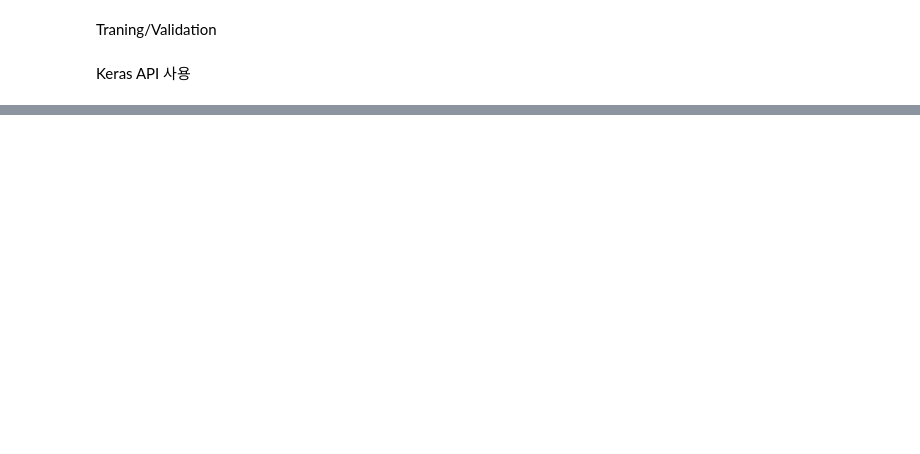
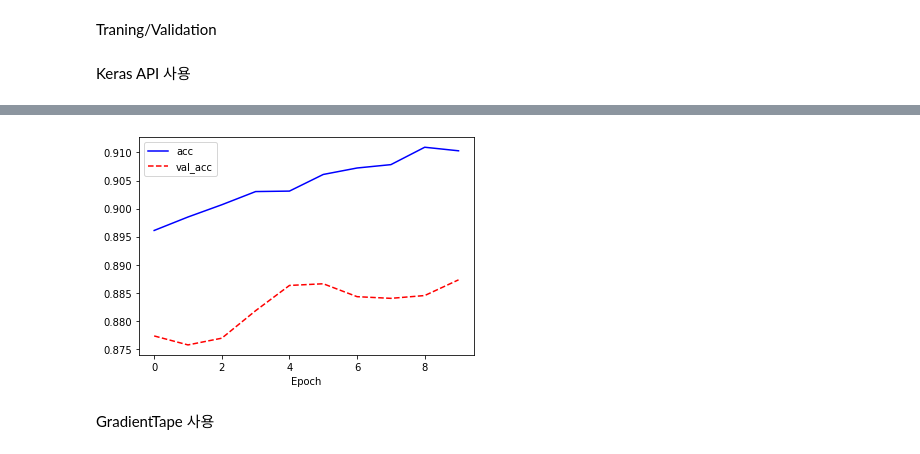
Before and after one commit to Glowcloudy/Python, a Jupyter notebook: ML/basic/tensorflow.ipynb, the cells around one changed output, grey strips where cells are left out. Cells and saved outputs as stored; diff of their text form; code cells hidden in the pictures; blank space fills up the shorter version.

```diff
--- a/ML/basic/tensorflow.ipynb
+++ b/ML/basic/tensorflow.ipynb
@@ -754,0 +783,11 @@ Keras API 사용
+# %%
+## Plot Accuracy
+plt.plot(history.history['accuracy'], 'b-', label='acc')
+plt.plot(history.history['val_accuracy'], 'r--', label='val_acc')
+plt.xlabel('Epoch')
+plt.legend()
+plt.show()
+# %% [output]
+[figure, added]
+# %% [markdown]
+GradientTape 사용
```
Also changed, not shown: parts of 45 cells of this notebook, 17 other files.
